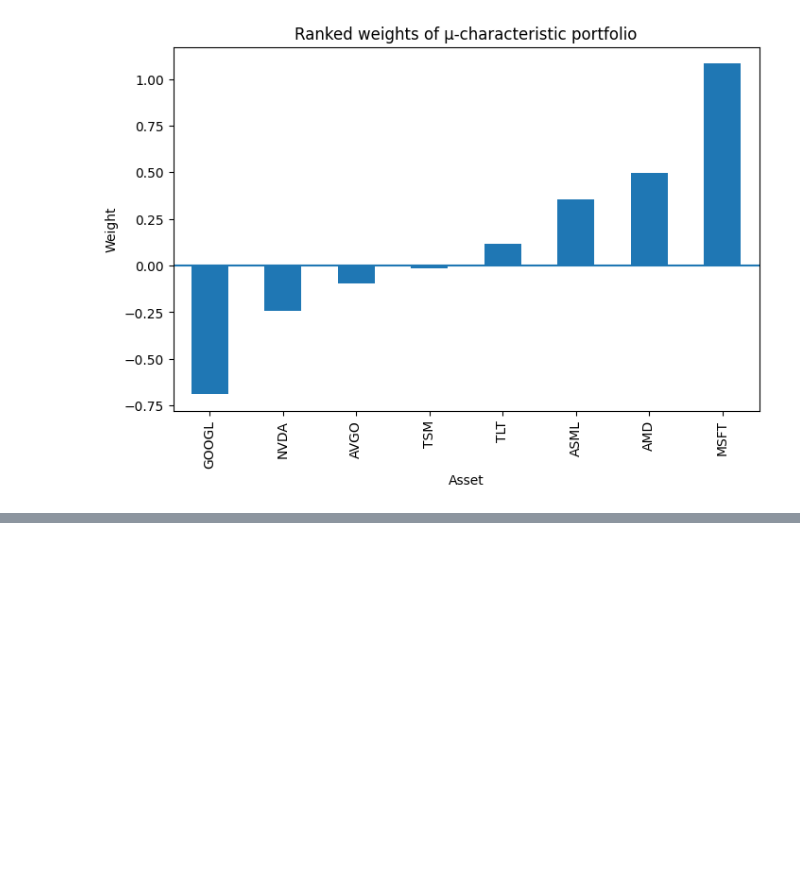
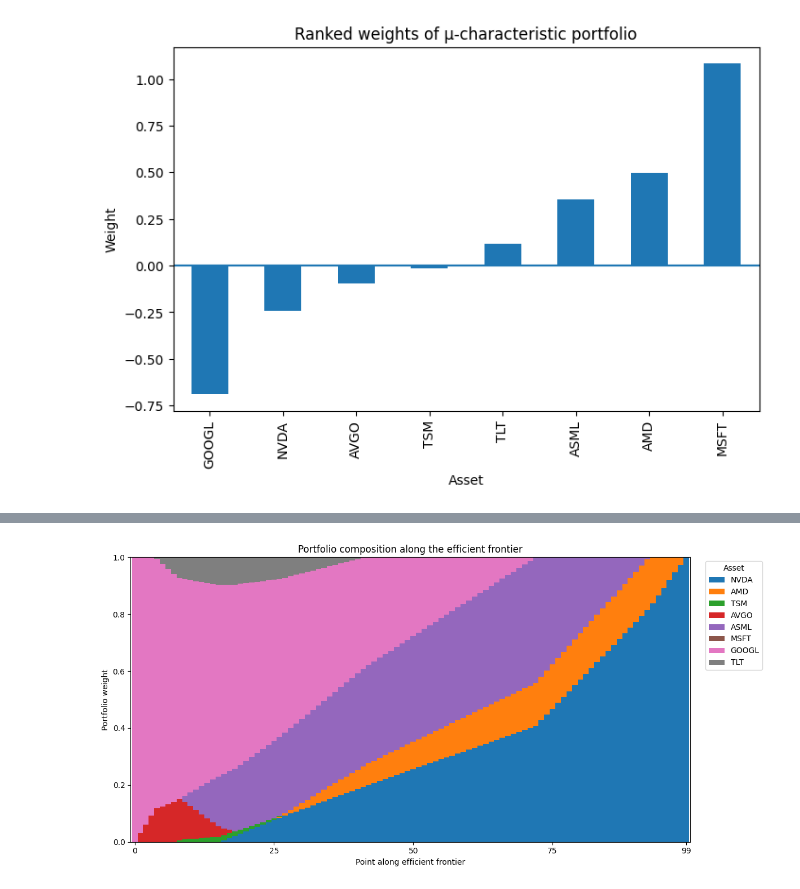
Before and after one commit to FerCorcuera/mit-quant-finance, a Jupyter notebook: optimization/MVO.ipynb, the cells around one changed output, grey strips where cells are left out. Saved outputs shown, nothing was run; the diff lists cells and outputs as text; code cells hidden in the pictures; blank space fills up the shorter version.

```diff
--- a/optimization/MVO.ipynb
+++ b/optimization/MVO.ipynb
@@ -156,0 +312,22 @@ plt.show()
+# %%
+portfolio_weights = MVEF[assets].copy()
+
+# Plot stacked portfolio composition
+ax = portfolio_weights.plot(kind="bar", stacked=True, figsize=(12, 6), width=1)
+
+ax.set_title("Portfolio composition along the efficient frontier")
+ax.set_xlabel("Point along efficient frontier")
+ax.set_ylabel("Portfolio weight")
+
+# Show only a few x-axis labels
+tick_positions = [0, 25, 50, 75, len(MVEF) - 1]
+
+ax.set_xticks(tick_positions)
+ax.set_xticklabels([str(i) for i in tick_positions], rotation=0)
+
+ax.legend(title="Asset", bbox_to_anchor=(1.02, 1), loc="upper left")
+
+plt.tight_layout()
+plt.show()
+# %% [output]
+[figure, added]
```
Also changed, not shown: parts of 31 cells of this notebook.
